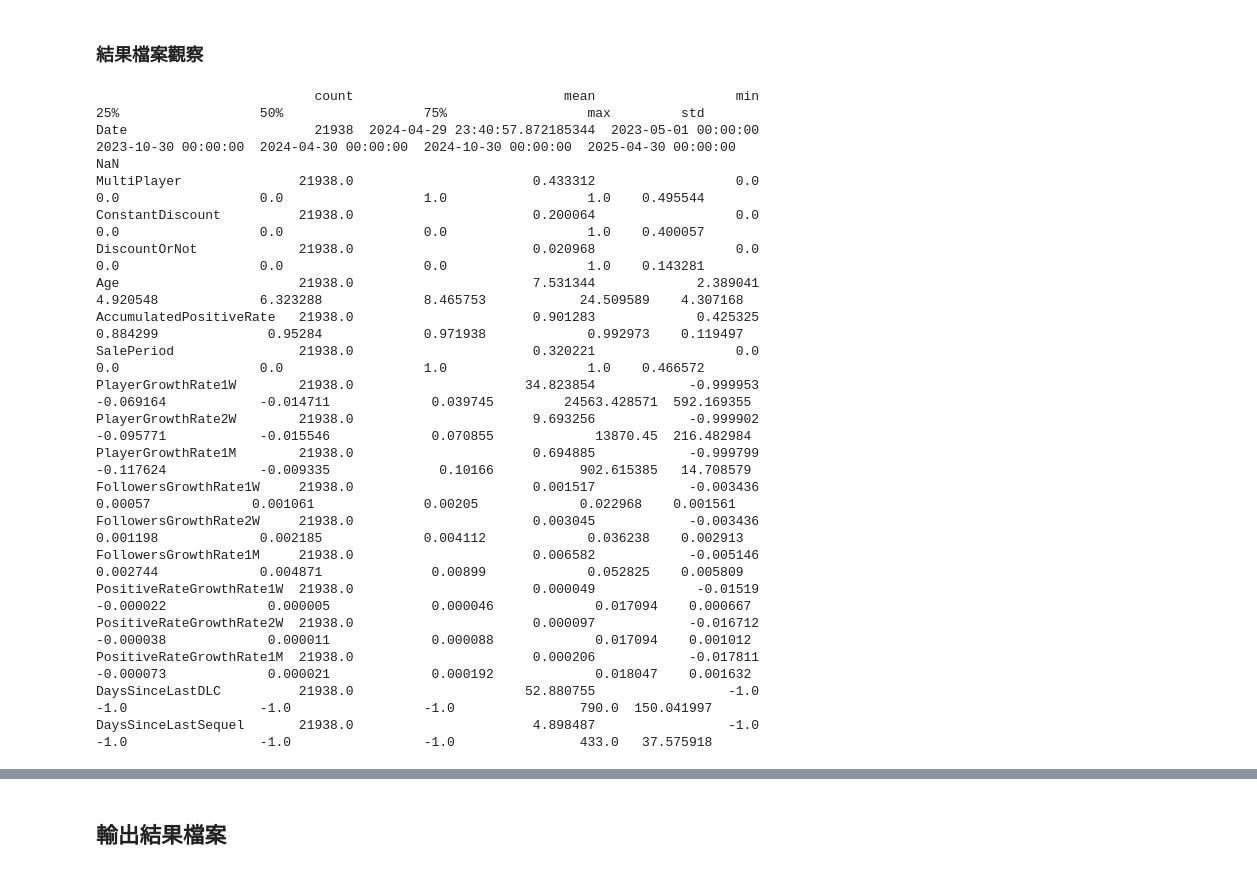
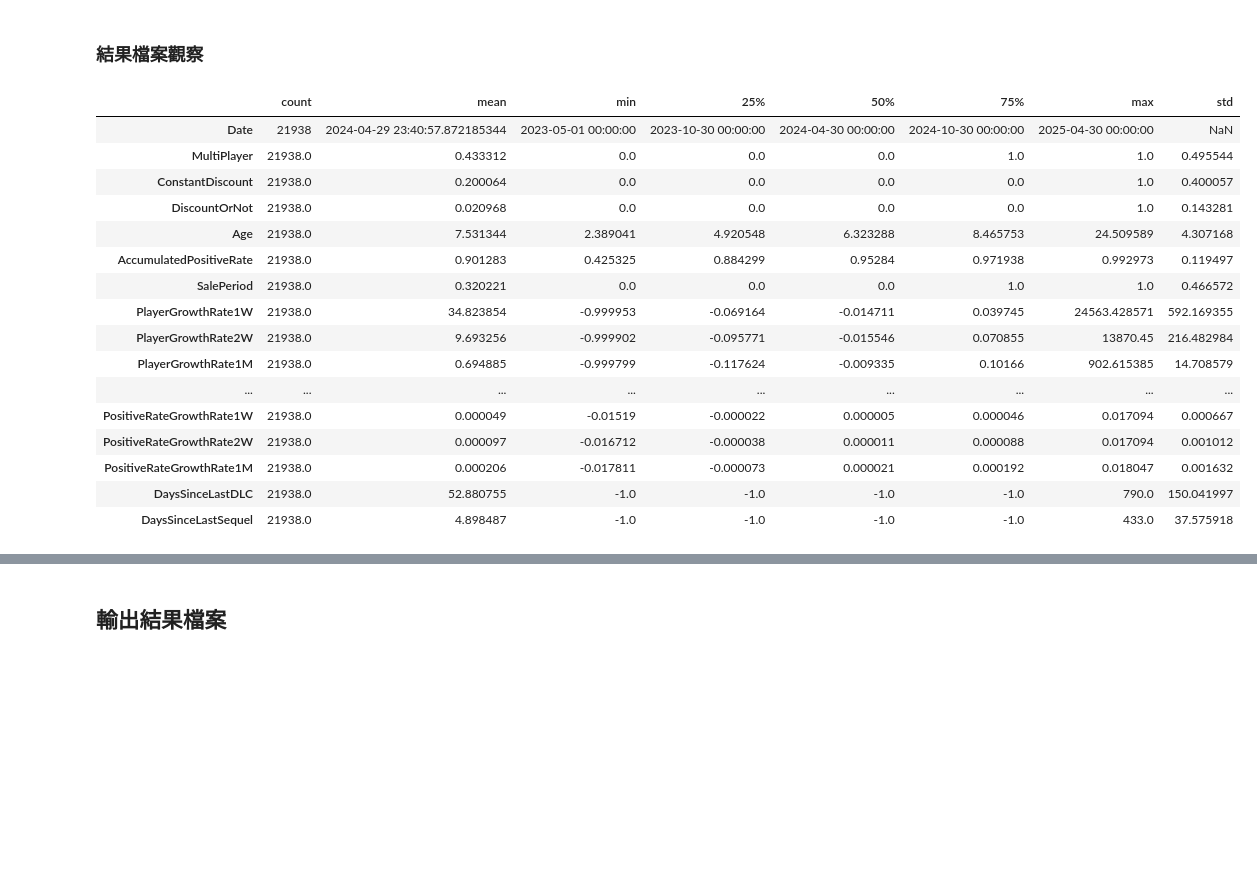
Before and after one commit to yixuan0803/fa-25-econ-5166-group-1, a Jupyter notebook: data/code/discount-timing-processed-code.ipynb, the cells around one changed output, grey strips where cells are left out. Saved outputs shown, nothing was run; the diff lists cells and outputs as text; code cells hidden in the pictures; blank space fills up the shorter version.

```diff
--- a/data/code/discount-timing-processed-code.ipynb
+++ b/data/code/discount-timing-processed-code.ipynb
@@ -532,24 +541,22 @@ df_result['DaysSinceLastSequel'] = df_result['DaysSinceLastSequel'].astype('Int6
 # %% [markdown]
 ### 結果檔案觀察
 # %%
-print(df_result.describe().T)
+df_result.describe().T
 # %% [output]
-                            count                           mean                  min                  25%                  50%                  75%                  max         std
-Date                        21938  2024-04-29 23:40:57.872185344  2023-05-01 00:00:00  2023-10-30 00:00:00  2024-04-30 00:00:00  2024-10-30 00:00:00  2025-04-30 00:00:00         NaN
-MultiPlayer               21938.0                       0.433312                  0.0                  0.0                  0.0                  1.0                  1.0    0.495544
-ConstantDiscount          21938.0                       0.200064                  0.0                  0.0                  0.0                  0.0                  1.0    0.400057
-DiscountOrNot             21938.0                       0.020968                  0.0                  0.0                  0.0                  0.0                  1.0    0.143281
-Age                       21938.0                       7.531344             2.389041             4.920548             6.323288             8.465753            24.509589    4.307168
-AccumulatedPositiveRate   21938.0                       0.901283             0.425325             0.884299              0.95284             0.971938             0.992973    0.119497
-SalePeriod                21938.0                       0.320221                  0.0                  0.0                  0.0                  1.0                  1.0    0.466572
-PlayerGrowthRate1W        21938.0                      34.823854            -0.999953            -0.069164            -0.014711             0.039745         24563.428571  592.169355
-PlayerGrowthRate2W        21938.0                       9.693256            -0.999902            -0.095771            -0.015546             0.070855             13870.45  216.482984
-PlayerGrowthRate1M        21938.0                       0.694885            -0.999799            -0.117624            -0.009335              0.10166           902.615385   14.708579
-FollowersGrowthRate1W     21938.0                       0.001517            -0.003436              0.00057             0.001061              0.00205             0.022968    0.001561
-FollowersGrowthRate2W     21938.0                       0.003045            -0.003436             0.001198             0.002185             0.004112             0.036238    0.002913
-FollowersGrowthRate1M     21938.0                       0.006582            -0.005146             0.002744             0.004871              0.00899             0.052825    0.005809
-PositiveRateGrowthRate1W  21938.0                       0.000049             -0.01519            -0.000022             0.000005             0.000046             0.017094    0.000667
-PositiveRateGrowthRate2W  21938.0                       0.000097            -0.016712            -0.000038             0.000011             0.000088             0.017094    0.001012
-PositiveRateGrowthRate1M  21938.0                       0.000206            -0.017811            -0.000073             0.000021             0.000192             0.018047    0.001632
-DaysSinceLastDLC          21938.0                      52.880755                 -1.0                 -1.0                 -1.0                 -1.0                790.0  150.041997
-DaysSinceLastSequel       21938.0                       4.898487                 -1.0                 -1.0                 -1.0                 -1.0                433.0   37.575918
+|  | count | mean | min | 25% | 50% | 75% | max | std |
+| Date | 21938 | 2024-04-29 23:40:57.872185344 | 2023-05-01 00:00:00 | 2023-10-30 00:00:00 | 2024-04-30 00:00:00 | 2024-10-30 00:00:00 | 2025-04-30 00:00:00 | NaN |
+| MultiPlayer | 21938.0 | 0.433312 | 0.0 | 0.0 | 0.0 | 1.0 | 1.0 | 0.495544 |
+| ConstantDiscount | 21938.0 | 0.200064 | 0.0 | 0.0 | 0.0 | 0.0 | 1.0 | 0.400057 |
+| DiscountOrNot | 21938.0 | 0.020968 | 0.0 | 0.0 | 0.0 | 0.0 | 1.0 | 0.143281 |
+| Age | 21938.0 | 7.531344 | 2.389041 | 4.920548 | 6.323288 | 8.465753 | 24.509589 | 4.307168 |
+| AccumulatedPositiveRate | 21938.0 | 0.901283 | 0.425325 | 0.884299 | 0.95284 | 0.971938 | 0.992973 | 0.119497 |
+| SalePeriod | 21938.0 | 0.320221 | 0.0 | 0.0 | 0.0 | 1.0 | 1.0 | 0.466572 |
+| PlayerGrowthRate1W | 21938.0 | 34.823854 | -0.999953 | -0.069164 | -0.014711 | 0.039745 | 24563.428571 | 592.169355 |
+| PlayerGrowthRate2W | 21938.0 | 9.693256 | -0.999902 | -0.095771 | -0.015546 | 0.070855 | 13870.45 | 216.482984 |
+| PlayerGrowthRate1M | 21938.0 | 0.694885 | -0.999799 | -0.117624 | -0.009335 | 0.10166 | 902.615385 | 14.708579 |
+| ... | ... | ... | ... | ... | ... | ... | ... | ... |
+| PositiveRateGrowthRate1W | 21938.0 | 0.000049 | -0.01519 | -0.000022 | 0.000005 | 0.000046 | 0.017094 | 0.000667 |
+| PositiveRateGrowthRate2W | 21938.0 | 0.000097 | -0.016712 | -0.000038 | 0.000011 | 0.000088 | 0.017094 | 0.001012 |
+| PositiveRateGrowthRate1M | 21938.0 | 0.000206 | -0.017811 | -0.000073 | 0.000021 | 0.000192 | 0.018047 | 0.001632 |
+| DaysSinceLastDLC | 21938.0 | 52.880755 | -1.0 | -1.0 | -1.0 | -1.0 | 790.0 | 150.041997 |
+| DaysSinceLastSequel | 21938.0 | 4.898487 | -1.0 | -1.0 | -1.0 | -1.0 | 433.0 | 37.575918 |
```
Also changed, not shown: parts of 13 cells of this notebook, 1 other file.
